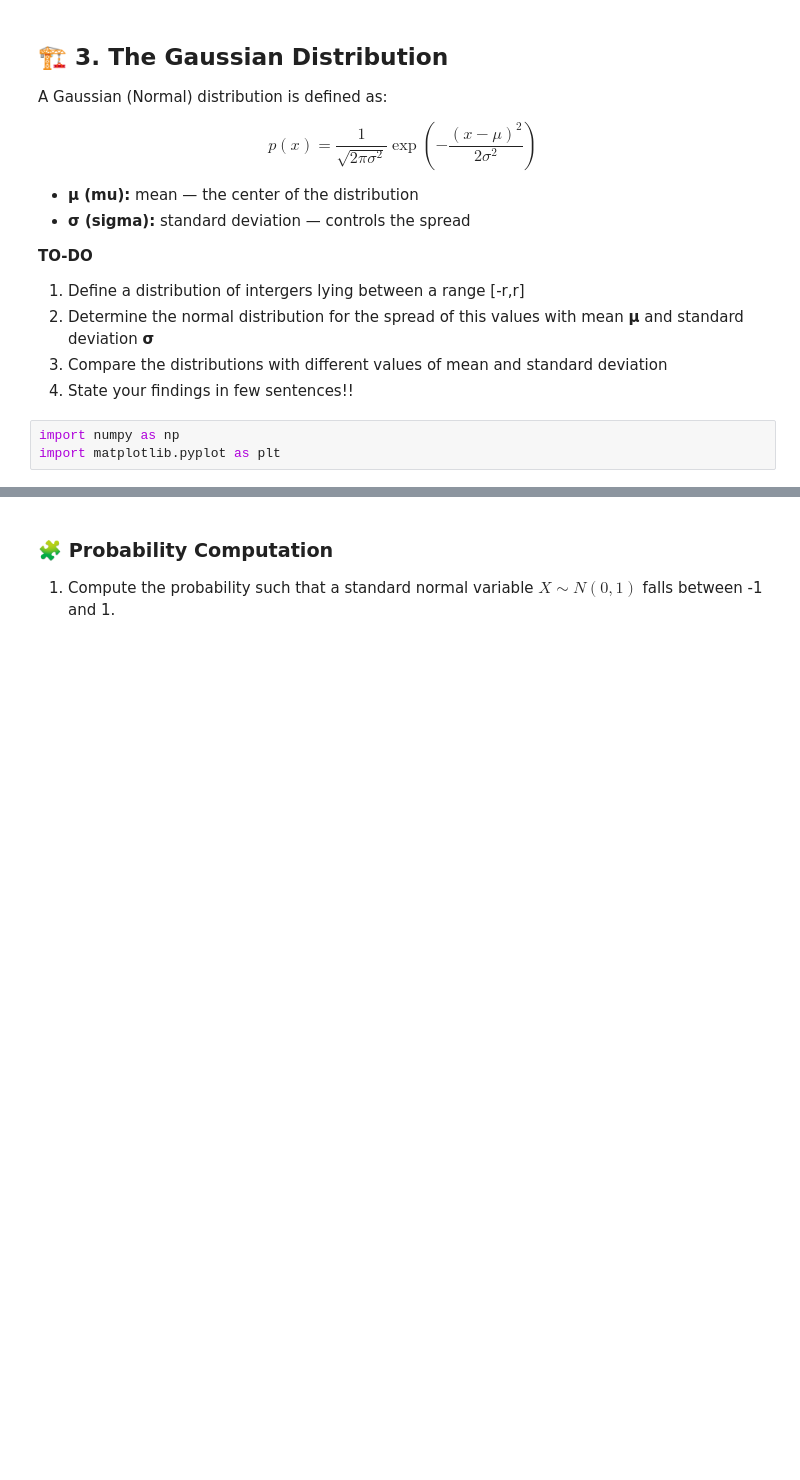
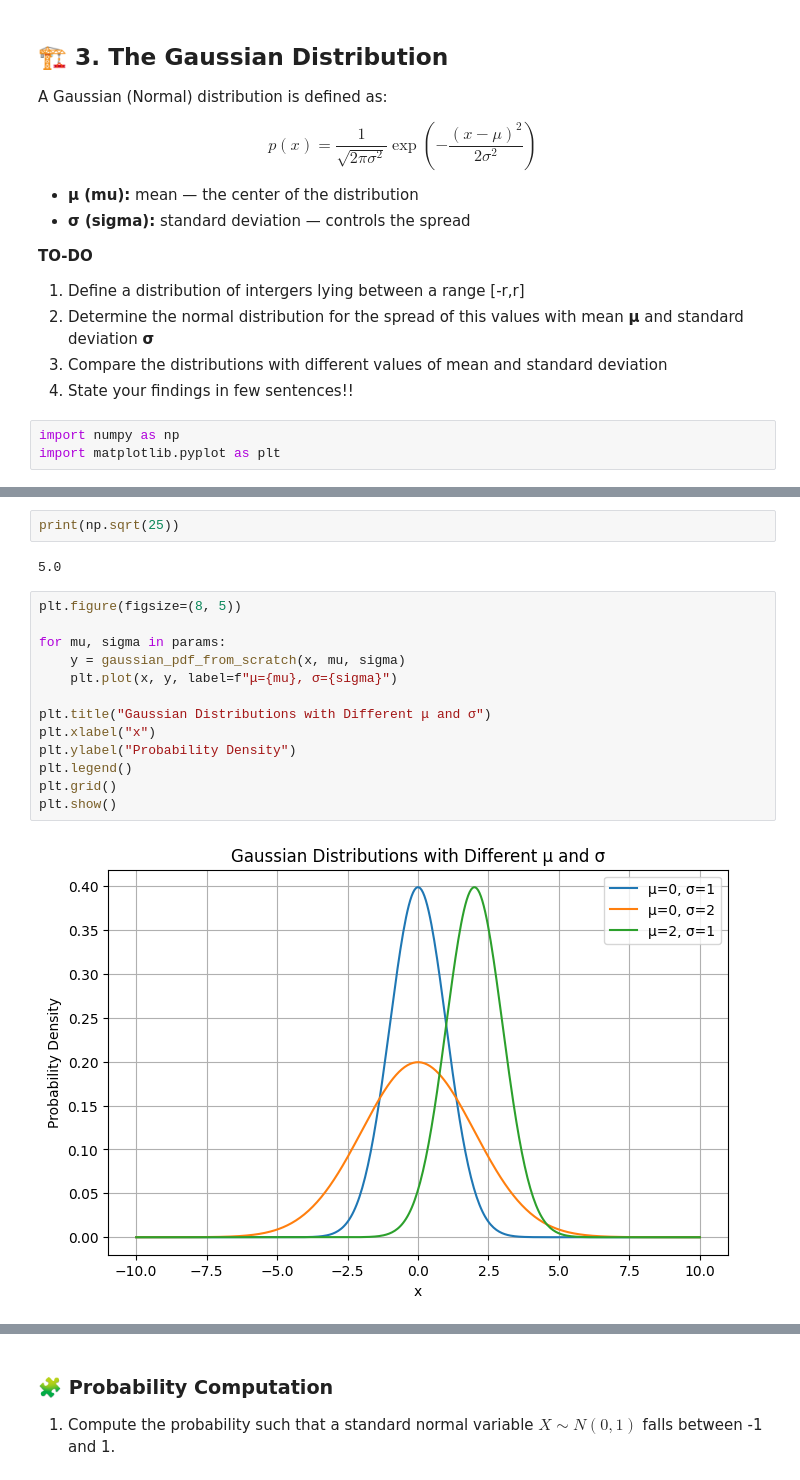
Before and after one commit to manar-amar/DQL, a Jupyter notebook: gaussian_kl_tutorial.ipynb, the cells around one changed output, grey strips where cells are left out. Cells and saved outputs as stored; diff of their text form; blank space fills up the shorter version.

```diff
--- a/gaussian_kl_tutorial.ipynb
+++ b/gaussian_kl_tutorial.ipynb
@@ -50,0 +49,19 @@ NameError: name 'np' is not defined
+# %%
+print(np.sqrt(25))
+# %% [output]
+5.0
+# %%
+plt.figure(figsize=(8, 5))
+
+for mu, sigma in params:
+    y = gaussian_pdf_from_scratch(x, mu, sigma)
+    plt.plot(x, y, label=f"μ={mu}, σ={sigma}")
+
+plt.title("Gaussian Distributions with Different μ and σ")
+plt.xlabel("x")
+plt.ylabel("Probability Density")
+plt.legend()
+plt.grid()
+plt.show()
+# %% [output]
+[figure, added]
```
Also changed, not shown: parts of 10 cells of this notebook.
